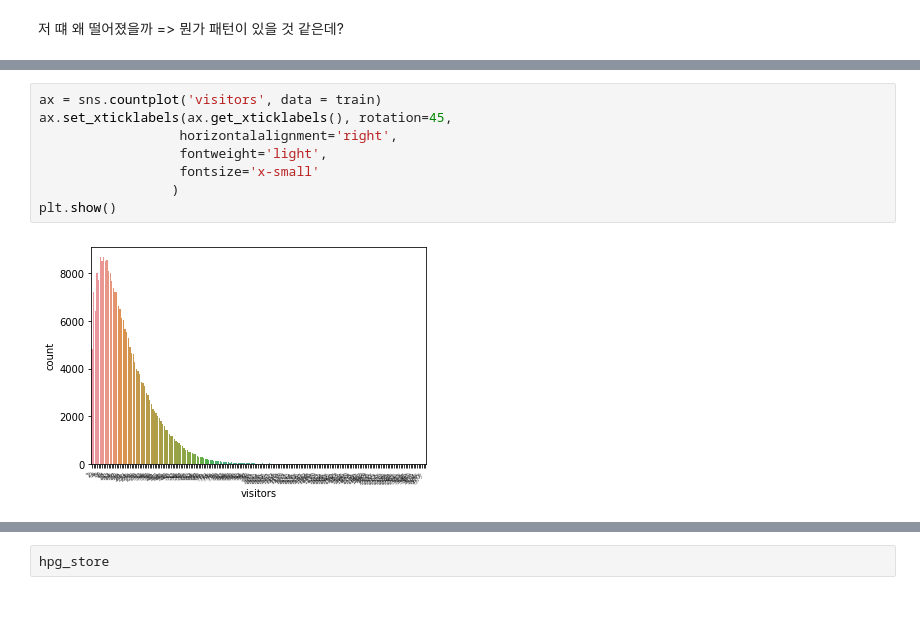
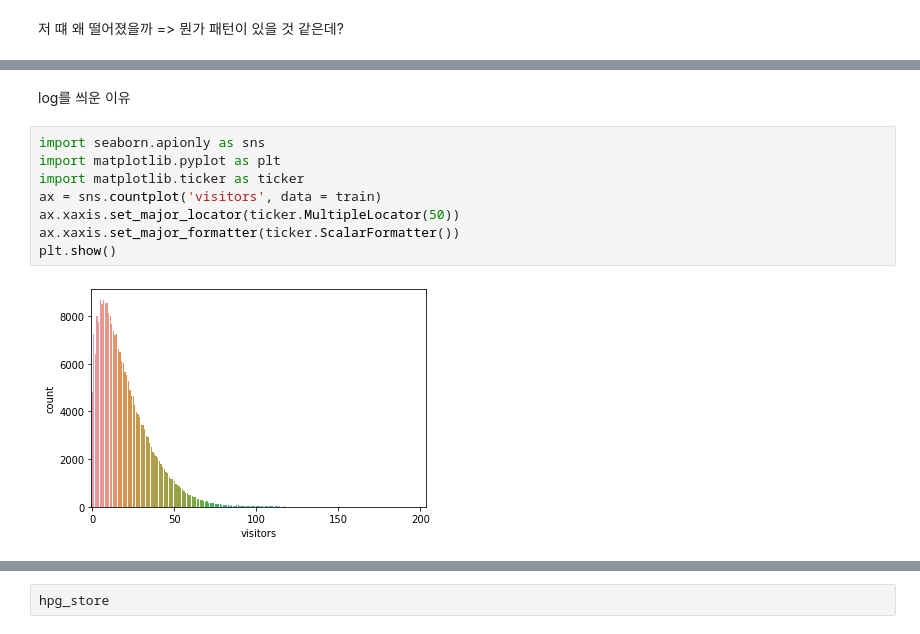
Before and after one commit to sonleave/Hackathon-KaggleFestival, a Jupyter notebook: jiwoo/Hackathon1.ipynb, the cells around one changed output, grey strips where cells are left out. Drawn from its saved outputs; the diff is of its cells as text; blank space fills up the shorter version.

```diff
--- a/jiwoo/Hackathon1.ipynb
+++ b/jiwoo/Hackathon1.ipynb
@@ -188,13 +192,15 @@ train.describe()
 | 50% | 17.000000 | 3.000000 | 6.000000 | 35.658068 | 139.670038 | 7.000000 | 0.000000 | 0.000000 |
 | 75% | 29.000000 | 5.000000 | 7.000000 | 35.694003 | 139.751599 | 7.000000 | 0.000000 | 1.000000 |
 | max | 877.000000 | 6.000000 | 13.000000 | 44.020632 | 144.273398 | 8.000000 | 1.000000 | 1.000000 |
-# %%
-ax = sns.countplot('visitors', data = train)
-ax.set_xticklabels(ax.get_xticklabels(), rotation=45,
-                  horizontalalignment='right',
-                  fontweight='light',
-                  fontsize='x-small'
-                 )
-plt.show()
-# %% [output]
-[figure, removed]
+# %% [markdown]
+log를 씌운 이유
+# %%
+import seaborn.apionly as sns
+import matplotlib.pyplot as plt
+import matplotlib.ticker as ticker
+ax = sns.countplot('visitors', data = train)
+ax.xaxis.set_major_locator(ticker.MultipleLocator(50))
+ax.xaxis.set_major_formatter(ticker.ScalarFormatter())
+plt.show()
+# %% [output]
+[figure, added]
```
Also changed, not shown: parts of 22 cells of this notebook, 1 other file.
